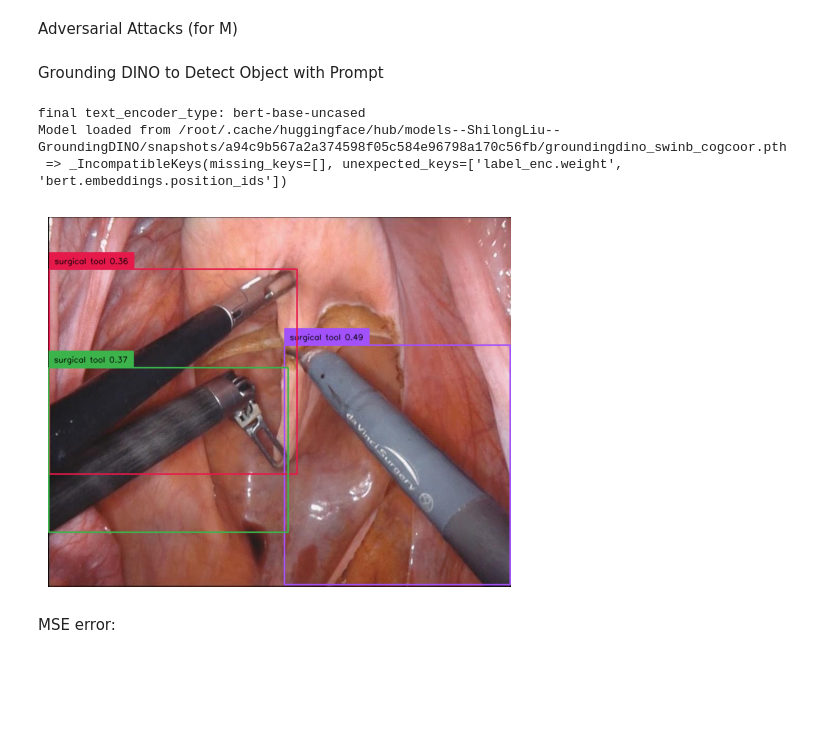
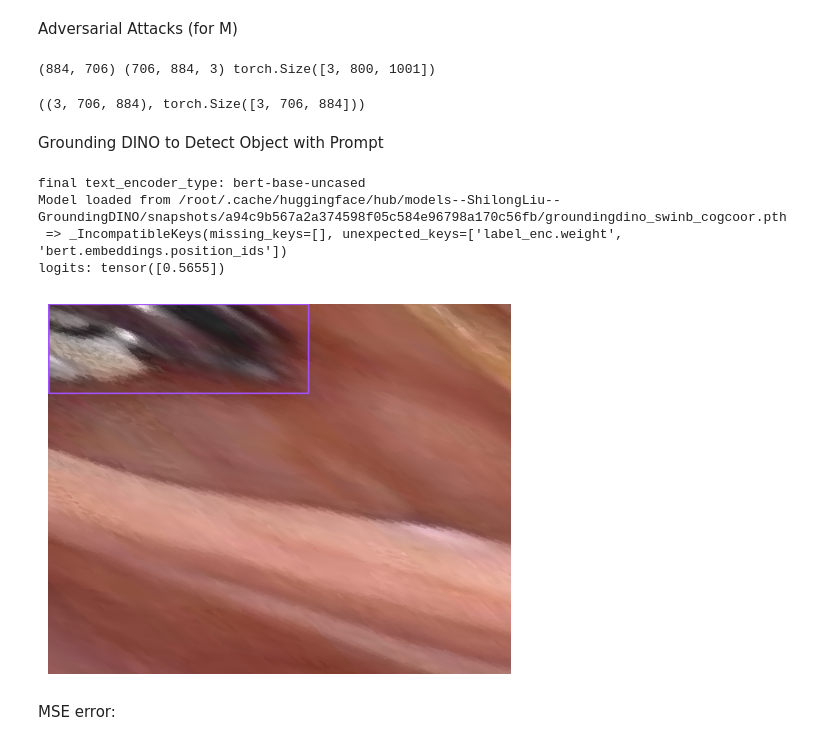
Before and after one commit to jenniferhiga/HCI_AI_RoboticSurgery, a Jupyter notebook: Grounded_SAM_Tool_Instance_Segmentation.ipynb, the cells around one changed output. Cells and saved outputs as stored; diff of their text form; code cells hidden in the pictures; blank space fills up the shorter version.

```diff
--- a/Grounded_SAM_Tool_Instance_Segmentation.ipynb
+++ b/Grounded_SAM_Tool_Instance_Segmentation.ipynb
@@ -287,5 +303,15 @@ plt.savefig('Crop_Effects.pdf',dpi=100)
 # %% [markdown]
 Adversarial Attacks (for M)
+# %%
+print(seq[0].size, np.array(seq[0]).shape, image.shape)
+img_perturb_np = np.array(seq[0]).transpose(2, 0, 1)
+img_perturb_tr  = torch.tensor(img_perturb_np)
+img_perturb_np.shape, img_perturb_tr.shape
+# %% [output]
+(884, 706) (706, 884, 3) torch.Size([3, 800, 1001])
+((3, 706, 884), torch.Size([3, 706, 884]))
+# %%
+image_source, image = load_image('/content/Grounded-Segment-Anything/perturbed_imgs/perturbed1.png')
 # %% [markdown]
 Grounding DINO to Detect Object with Prompt
 # %%
@@ -308,35 +334,37 @@ def load_model_hf(repo_id, filename, ckpt_config_filename, device='cpu'):
     print("Model loaded from {} \n => {}".format(cache_file, log))
     _ = model.eval()
     return model
 
 ckpt_repo_id = "ShilongLiu/GroundingDINO"
 ckpt_filenmae = "groundingdino_swinb_cogcoor.pth"
 ckpt_config_filename = "GroundingDINO_SwinB.cfg.py"
 groundingdino_model = load_model_hf(ckpt_repo_id, ckpt_filenmae, ckpt_config_filename, device)
 
 
 def detect(image, text_prompt, model, box_threshold = 0.3, text_threshold = 0.25):
   boxes, logits, phrases = predict(
       model=model,
       image=image,
       caption=text_prompt,
       box_threshold=box_threshold,
       text_threshold=text_threshold
   )
 
   annotated_frame = annotate(image_source=image_source, boxes=boxes, logits=logits, phrases=phrases)
+  print('logits:', logits)
   annotated_frame = annotated_frame[...,::-1] # BGR to RGB
   return annotated_frame, boxes
 
-annotated_frame, detected_boxes = detect(image, text_prompt="surgical tool", model=groundingdino_model)
+annotated_frame, detected_boxes = detect(image=image, text_prompt="surgical tool", model=groundingdino_model)
 predicted_img = Image.fromarray(annotated_frame)
 plt.imshow(predicted_img)
 plt.axis('OFF');
 # %% [output]
 final text_encoder_type: bert-base-uncased
 Model loaded from /root/.cache/huggingface/hub/models--ShilongLiu--GroundingDINO/snapshots/a94c9b567a2a374598f05c584e96798a170c56fb/groundingdino_swinb_cogcoor.pth
  => _IncompatibleKeys(missing_keys=[], unexpected_keys=['label_enc.weight', 'bert.embeddings.position_ids'])
+logits: tensor([0.5655])
-[figure, old version]
+[figure, new version]
 # %% [markdown]
 MSE error:
 # %%
```
Also changed, not shown: parts of 12 cells of this notebook.
